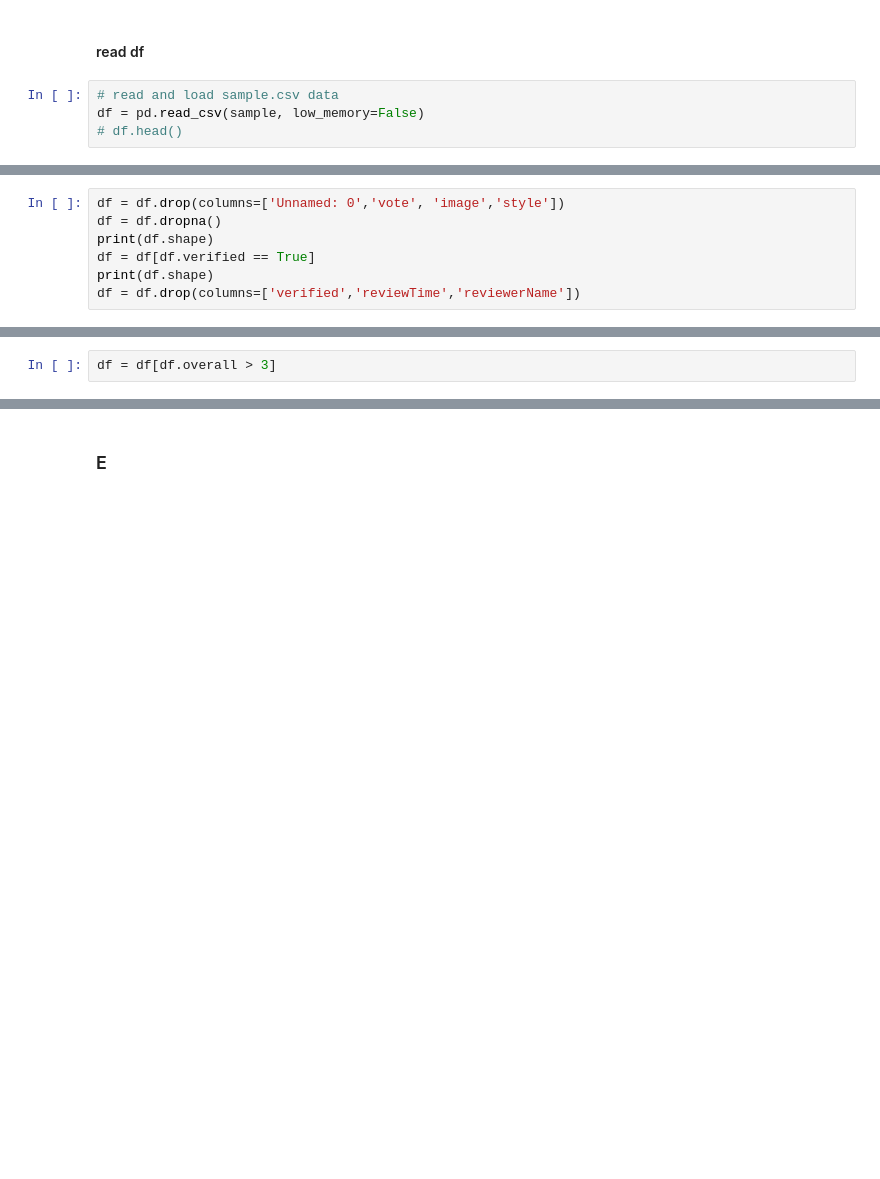
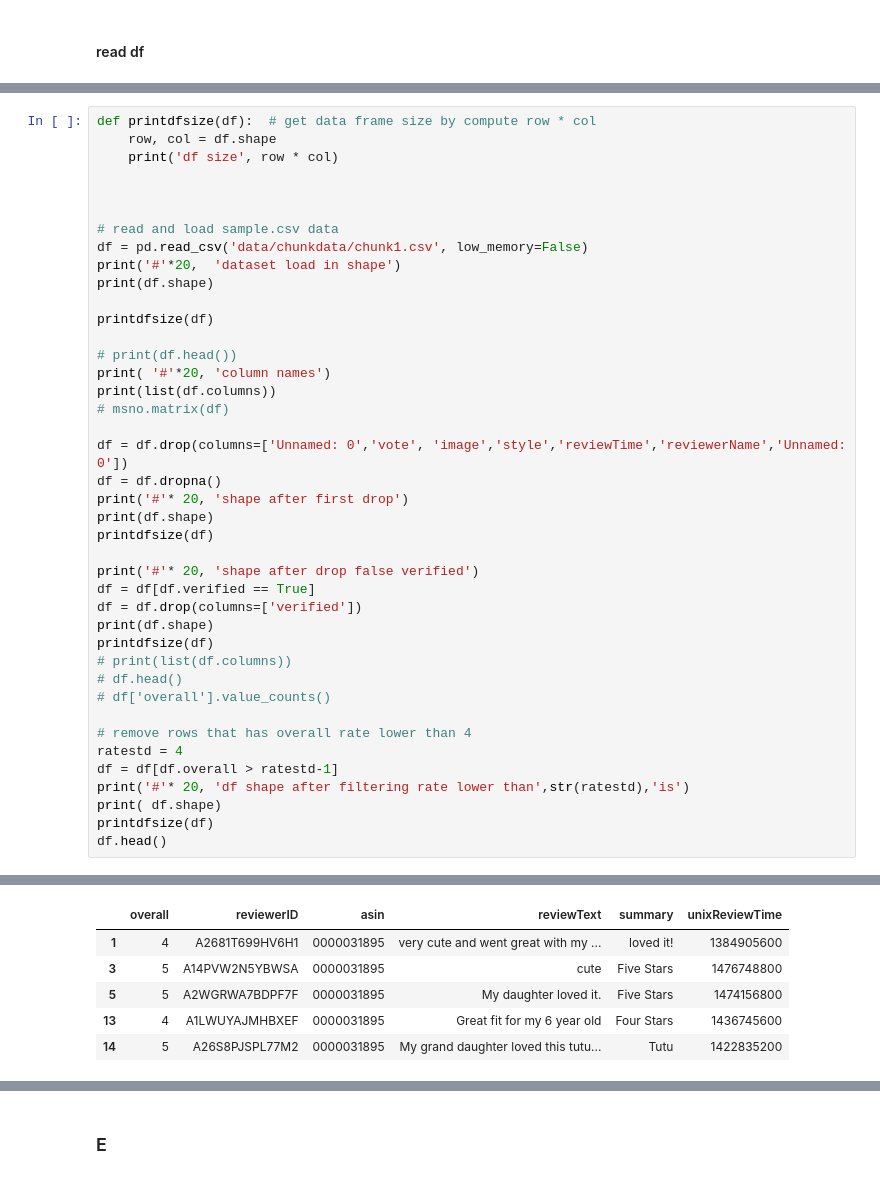
Before and after one commit to bofanh/CSCI_626_Information_Retrieval, a Jupyter notebook: prep.ipynb, the cells around one changed output, grey strips where cells are left out. Drawn from its saved outputs; the diff is of its cells as text; blank space fills up the shorter version.

```diff
--- a/prep.ipynb
+++ b/prep.ipynb
@@ -71,6 +82,2 @@ FileNotFoundError: File /Volumes/2022FallNYT/2022 Fall/CSCI626InformationRetriev
 # %% [markdown]
 #### read df
-# %%
-# read and load sample.csv data
-df = pd.read_csv(sample, low_memory=False)
-# df.head()
@@ -100,7 +83,0 @@ msno.matrix(df)
-# %%
-df = df.drop(columns=['Unnamed: 0','vote', 'image','style'])
-df = df.dropna()
-print(df.shape)
-df = df[df.verified == True]
-print(df.shape)
-df = df.drop(columns=['verified','reviewTime','reviewerName'])
@@ -128,2 +83,0 @@ Name: overall, dtype: int64
-# %%
-df = df[df.overall > 3]
@@ -133,0 +89,42 @@ df.shape
+# %%
+def printdfsize(df):  # get data frame size by compute row * col
+    row, col = df.shape
+    print('df size', row * col)
+
+
+
+# read and load sample.csv data
+df = pd.read_csv('data/chunkdata/chunk1.csv', low_memory=False)
+print('#'*20,  'dataset load in shape')
+print(df.shape)
+
+printdfsize(df)
+
+# print(df.head())
+print( '#'*20, 'column names')
+print(list(df.columns))
+# msno.matrix(df)
+
+df = df.drop(columns=['Unnamed: 0','vote', 'image','style','reviewTime','reviewerName','Unnamed: 0'])
+df = df.dropna()
+print('#'* 20, 'shape after first drop')
+print(df.shape)
+printdfsize(df)
+
+print('#'* 20, 'shape after drop false verified')
+df = df[df.verified == True]
+df = df.drop(columns=['verified'])
+print(df.shape)
+printdfsize(df)
+# print(list(df.columns))
+# df.head()
+# df['overall'].value_counts()
+
+# remove rows that has overall rate lower than 4
+ratestd = 4
+df = df[df.overall > ratestd-1]
+print('#'* 20, 'df shape after filtering rate lower than',str(ratestd),'is')
+print( df.shape)
+printdfsize(df)
+df.head()
+# %% [output]
@@ -133,0 +145,6 @@ df.shape
+|  | overall | reviewerID | asin | reviewText | summary | unixReviewTime |
+| 1 | 4 | A2681T699HV6H1 | 0000031895 | very cute and went great with my ... | loved it! | 1384905600 |
+| 3 | 5 | A14PVW2N5YBWSA | 0000031895 | cute | Five Stars | 1476748800 |
+| 5 | 5 | A2WGRWA7BDPF7F | 0000031895 | My daughter loved it. | Five Stars | 1474156800 |
+| 13 | 4 | A1LWUYAJMHBXEF | 0000031895 | Great fit for my 6 year old | Four Stars | 1436745600 |
+| 14 | 5 | A26S8PJSPL77M2 | 0000031895 | My grand daughter loved this tutu... | Tutu | 1422835200 |
```
Also changed, not shown: parts of 32 cells of this notebook.
